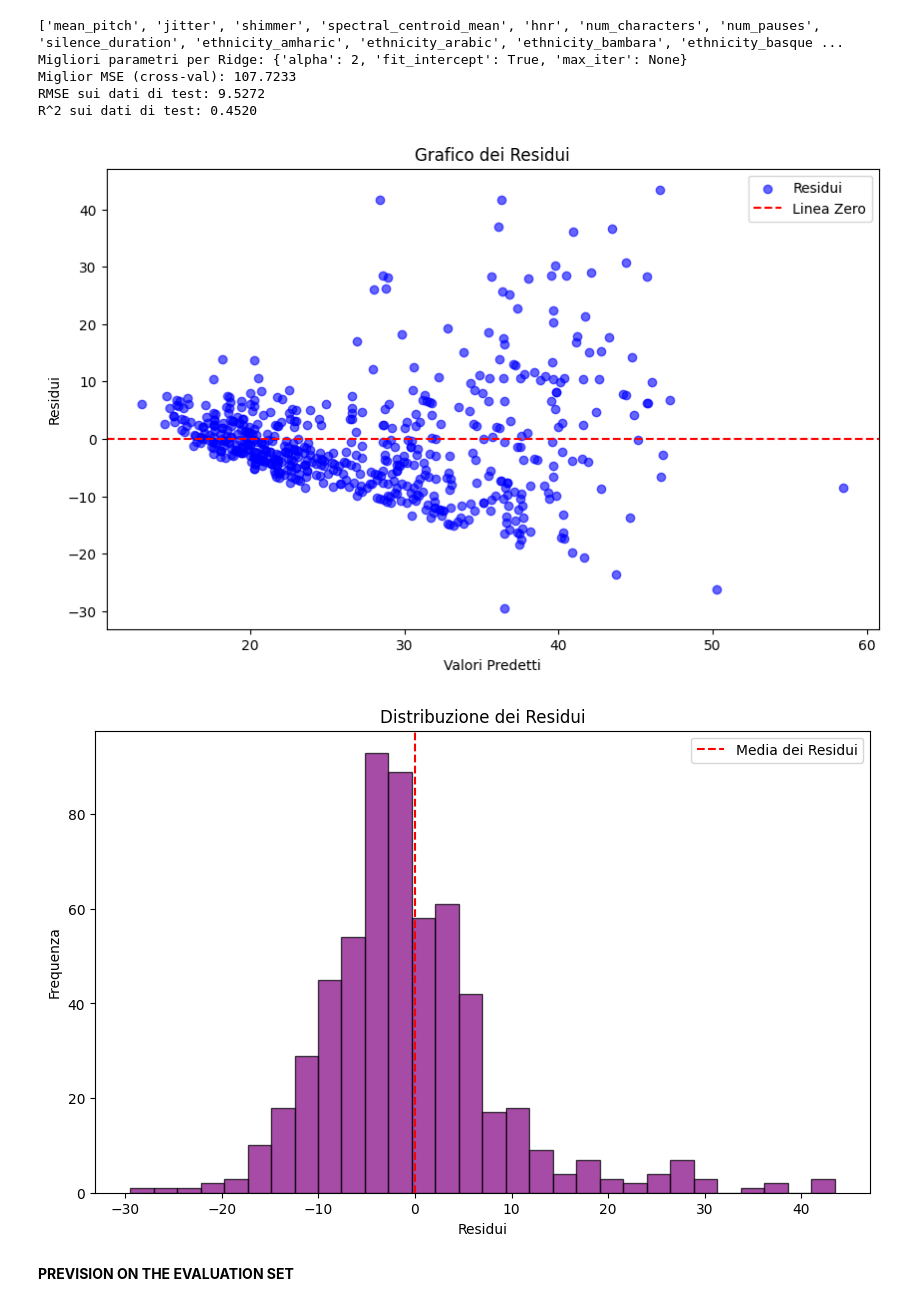
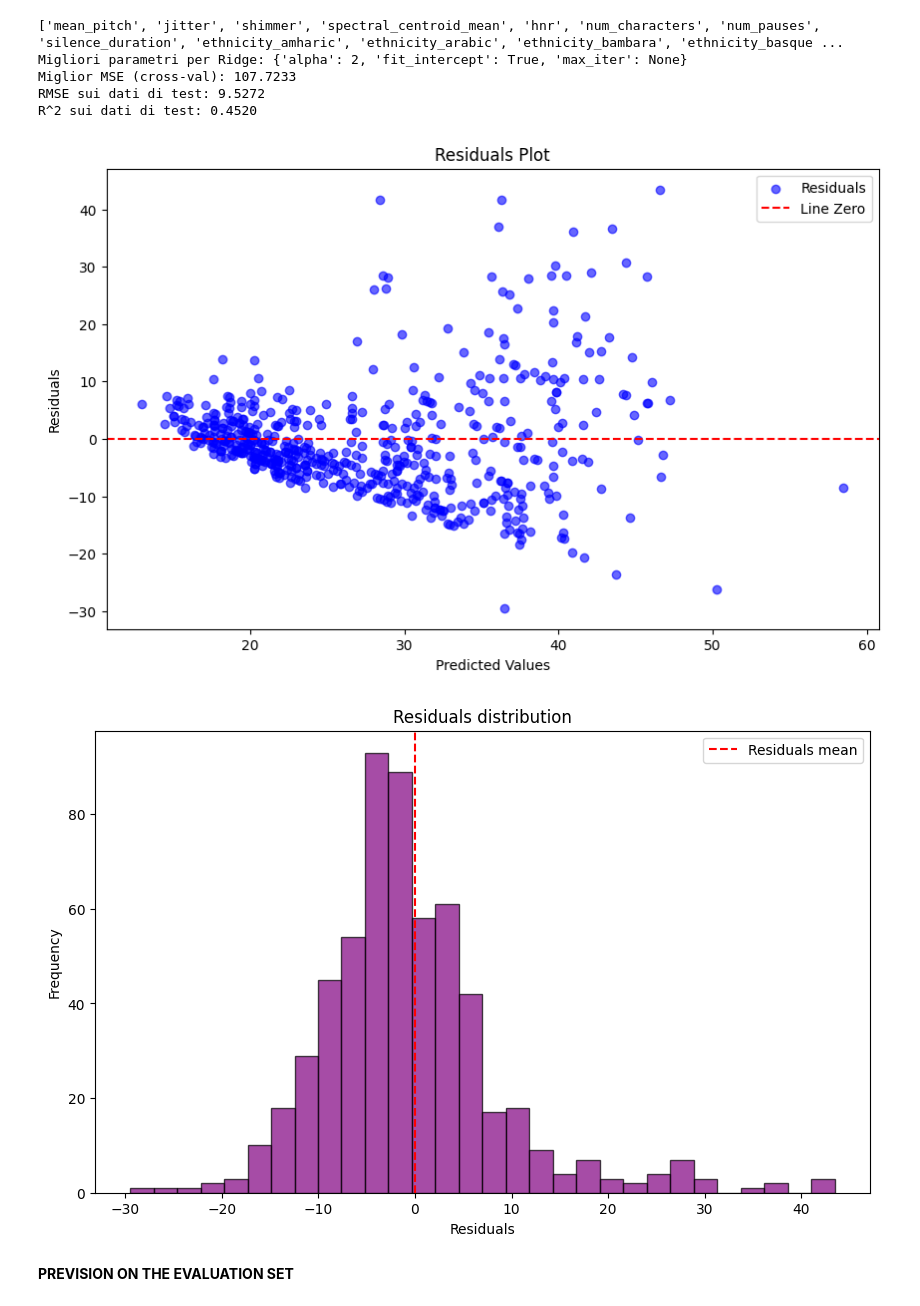
Before and after one commit to RBello02/Homework_Data_science, a Jupyter notebook: codice_da_consegnare.ipynb, the cells around one changed output. Saved outputs shown, nothing was run; the diff lists cells and outputs as text; code cells hidden in the pictures.

Commit message:
fix residuals plots

```diff
--- a/codice_da_consegnare.ipynb
+++ b/codice_da_consegnare.ipynb
@@ -278,31 +278,31 @@ R^2 sui dati di test: 0.4520
 # %%
 # Visual analysis of the residuals --> the aim is to have residuals distributes as a gaussian N(0, sigma2)
 residuals = y_validation - y_pred
 
 # Scatter plot dei residui
 plt.figure(figsize=(10, 6))
-plt.scatter(y_pred, residuals, alpha=0.6, color="blue", label="Residui")
-plt.axhline(0, color='red', linestyle='--', label="Linea Zero")  # Linea di riferimento a residuo zero
-plt.xlabel("Valori Predetti")
-plt.ylabel("Residui")
-plt.title("Grafico dei Residui")
+plt.scatter(y_pred, residuals, alpha=0.6, color="blue", label="Residuals")
+plt.axhline(0, color='red', linestyle='--', label="Line Zero")  # Linea di riferimento a residuo zero
+plt.xlabel("Predicted Values")
+plt.ylabel("Residuals")
+plt.title("Residuals Plot")
 plt.legend()
+plt.savefig('residuals_RI_1.pdf', format='pdf', bbox_inches='tight')
 plt.show()
-plt.savefig('residuals_RI_1.pdf', format='pdf', bbox_inches='tight')
 
 # Istogramma dei residui
 plt.figure(figsize=(10, 6))
 plt.hist(residuals, bins=30, color="purple", edgecolor="black", alpha=0.7)
-plt.axvline(0, color='red', linestyle='--', label="Media dei Residui")
-plt.xlabel("Residui")
-plt.ylabel("Frequenza")
-plt.title("Distribuzione dei Residui")
+plt.axvline(0, color='red', linestyle='--', label="Residuals mean")
+plt.xlabel("Residuals")
+plt.ylabel("Frequency")
+plt.title("Residuals distribution")
 plt.legend()
+plt.savefig('residuals_RI_2.pdf', format='pdf', bbox_inches='tight')
 plt.show()
-plt.savefig('residuals_RI_2.pdf', format='pdf', bbox_inches='tight')
 # %% [output]
-[figure, old version]
+[figure, new version]
-[figure, old version]
+[figure, new version]
 # %% [markdown]
 **PREVISION ON THE EVALUATION SET**
 # %%
```
Also changed, not shown: 2 other files.
